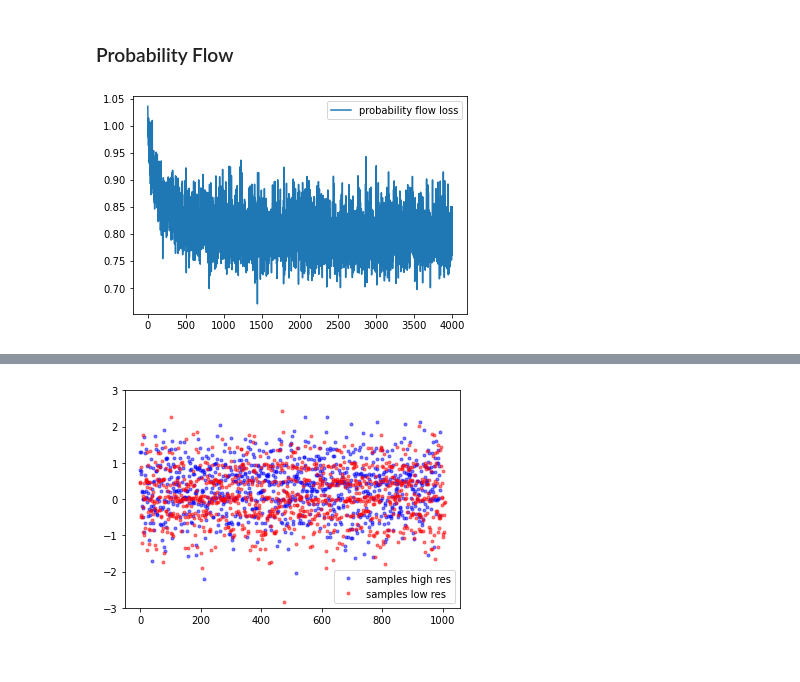
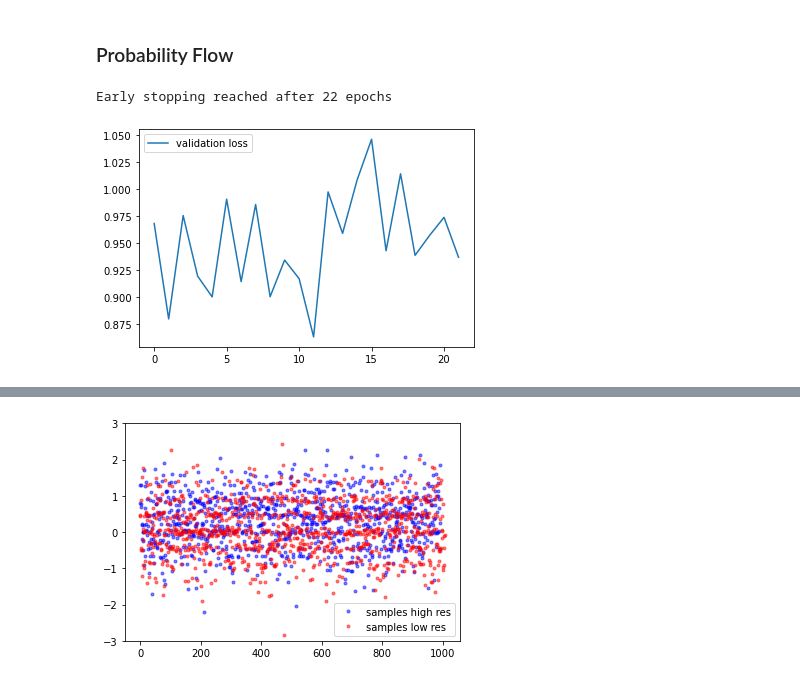
Before and after one commit to jtamanas/FNF4HEP, a Jupyter notebook: alpha23_example.ipynb, the cells around one changed output, grey strips where cells are left out. Saved outputs shown, nothing was run; the diff lists cells and outputs as text; code cells hidden in the pictures.

Commit message:
galton prob flow example working

```diff
--- a/alpha23_example.ipynb
+++ b/alpha23_example.ipynb
@@ -103,7 +121,7 @@ plt.show()
 # %%
 #Treating this probability flow as part of the data generation process. Samples from p_0, p_1
 probability_flow = Flow(data_dim=data_train.shape[-1],
-                  context_dim=data_train.shape[-1], #for alpha=1 the labels and contexts are the same
+                  context_dim=1,
                   n_layers = 3,
                   transform_type = 'MaskedPiecewiseQuadraticAutoregressiveTransform', # ? Try Rational quadratic?
                   num_bins = 50,
@@ -111,36 +129,32 @@ probability_flow = Flow(data_dim=data_train.shape[-1],
                   tail_bound=6.0,
                   gamma = 0.5,
         )
-optimizer = torch.optim.AdamW(probability_flow.parameters(), lr=1e-4, weight_decay=1e-4)
 # %%
-data_set_context_train = TensorDataset(data_train, labels_train, context_train) #For probability flow, learn distributions conditioned on context
+data_set_context_train = TensorDataset(data_train, labels_train, context_train.unsqueeze(1)) #For probability flow, learn distributions conditioned on context
 data_generator_context_train = torch.utils.data.DataLoader(data_set_context_train, **params)
 
-# data_set_labels_train = TensorDataset(data_train, labels_train,) #For label classifier, use data and labels but not context
-# data_generator_labels_train = torch.utils.data.DataLoader(data_set_labels_train, **params)
+data_set_context_val = TensorDataset(data_val, labels_val, context_val) #For probability flow, learn distributions conditioned on context
+data_generator_context_val = torch.utils.data.DataLoader(data_set_context_val, **params)
+
+data_set_labels_train = TensorDataset(data_train, labels_train,) #For label classifier, use data and labels but not context
+data_generator_labels_train = torch.utils.data.DataLoader(data_set_labels_train, **params)
-# %%
-n_steps_prob = 4000
-probability_loss = []
-
-probability_flow.train()
-for n_step in trange(n_steps_prob):
-    data, labels, context = next(iter(data_generator_context_train))
-    context=context.unsqueeze(1)
-
-    optimizer.zero_grad()
-
-    loss = probability_flow.prob_flow_loss(data, labels, context)
-    probability_loss.append(loss.item())
-
-    loss.backward()
-    optimizer.step()
-probability_flow.eval();
+# %%
+val_loss = probability_flow.fit_prob_flow(
+        data_generator_context_train,
+        data_generator_context_val,
+        lr=1e-4,
+        weight_decay=1e-4,
+        max_num_epochs=100,
+        n_steps_per_epoch=int(1e2),
+        patience=10,)
+# %% [output]
+Early stopping reached after 22 epochs
 # %%
-plt.plot(probability_loss, label="probability flow loss")
+plt.plot(val_loss, label="validation loss")
 plt.legend()
 plt.show()
 # %% [output]
-[figure, old version]
+[figure, new version]
 # %%
 plt.plot(data_test[context_test==1],'b.',label="High res", alpha=0.5)
 plt.plot(data_test[context_test==0], 'r.', label="Low res", alpha=0.5)
```
Also changed, not shown: parts of 16 cells of this notebook, 2 other files.
